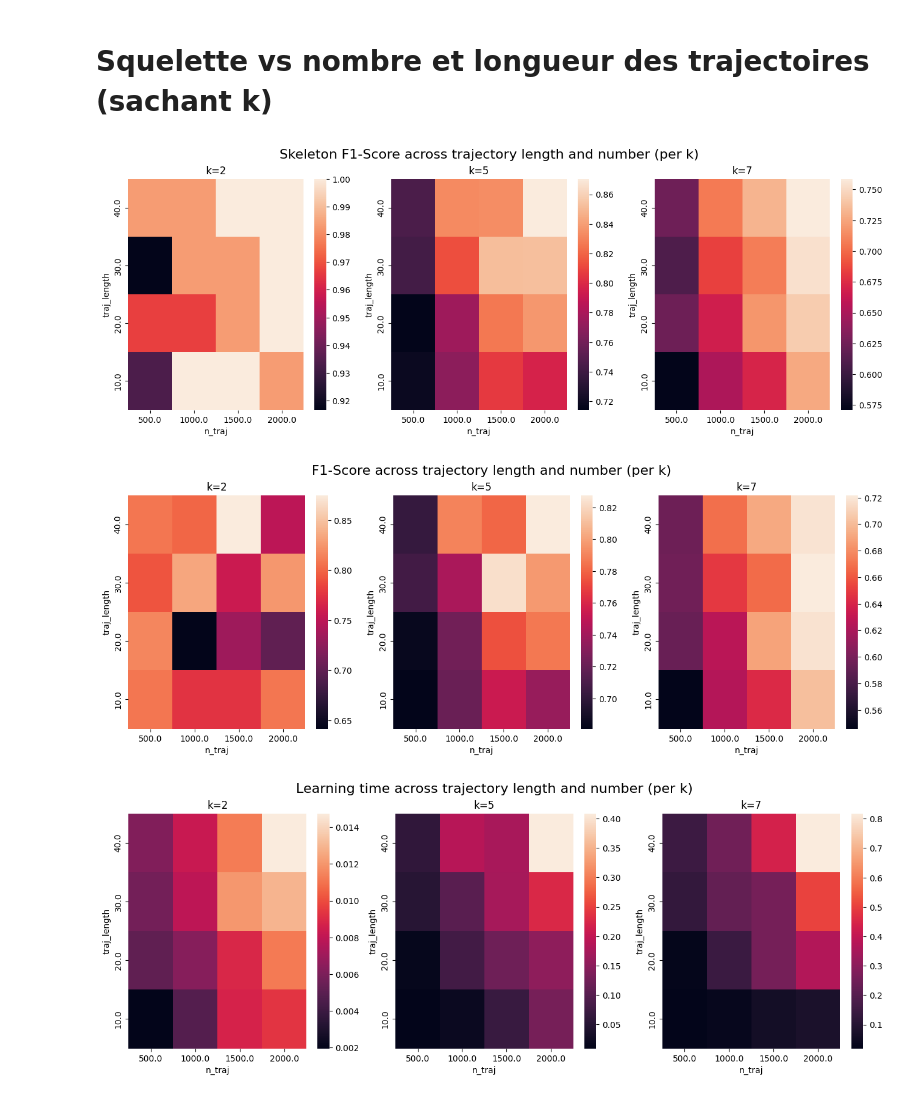
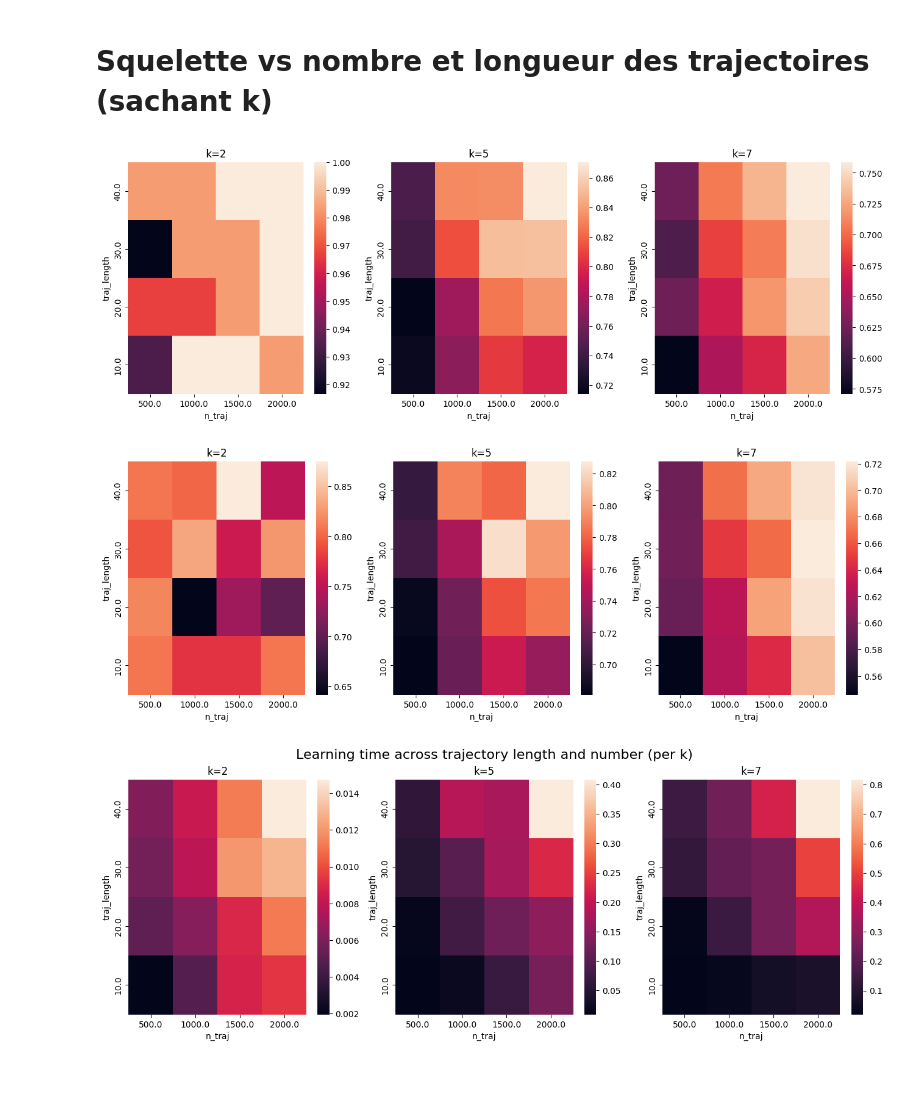
Before and after one commit to AlexG3157/dBN-T-pyAgrum, a Jupyter notebook: experiments/data_visualization.ipynb, the cells around one changed output. Drawn from its saved outputs; the diff is of its cells as text; code cells hidden in the pictures.

Commit message:
Jupyter notebook for plots

```diff
--- a/experiments/data_visualization.ipynb
+++ b/experiments/data_visualization.ipynb
@@ -21,21 +21,19 @@ for col in dict_cols:
 avg_df = data.groupby('config_id').mean(numeric_only=True).reset_index()
 # %%
 fig, axes = plt.subplots(1,3,figsize=(16,5))
-fig.suptitle("Skeleton F1-Score across trajectory length and number (per k)", fontsize=16)
 i = 0
 
 for k in data['k'].unique():
 
     pivot = avg_df[avg_df['k'] == k].pivot_table(index="traj_length", columns="n_traj", values="skeleton_fscore")
     sns.heatmap(pivot,ax=axes[i])
     axes[i].set_title(f'k={k}')
     axes[i].invert_yaxis()
     i+=1
 # %% [output]
-[figure, old version]
+[figure, new version]
 # %%
 fig, axes = plt.subplots(1,3,figsize=(16,5))
-fig.suptitle("F1-Score across trajectory length and number (per k)", fontsize=16)
 i = 0
 
 for k in data['k'].unique():
@@ -46,7 +44,7 @@ for k in data['k'].unique():
     axes[i].invert_yaxis()
     i+=1
 # %% [output]
-[figure, old version]
+[figure, new version]
 # %%
 fig, axes = plt.subplots(1,3,figsize=(16,5))
 fig.suptitle("Learning time across trajectory length and number (per k)", fontsize=16)
```
Also changed, not shown: parts of 7 cells of this notebook.
